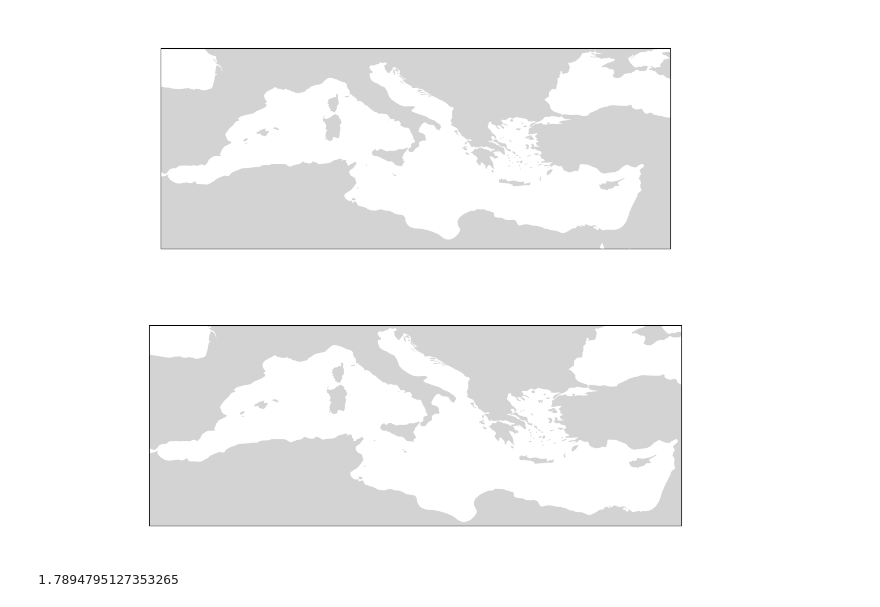
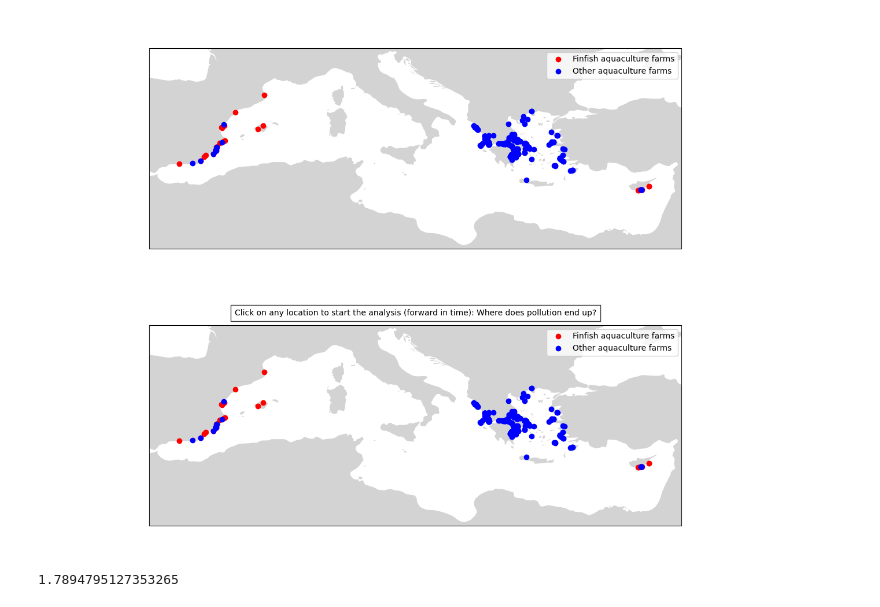
Before and after one commit to mikaelk/Sea_Clearly, a Jupyter notebook: sea_clearly/postprocess.ipynb, the cells around one changed output. Cells and saved outputs as stored; diff of their text form; code cells hidden in the pictures.

Commit message:
show initial farm locaitons

```diff
--- a/sea_clearly/postprocess.ipynb
+++ b/sea_clearly/postprocess.ipynb
@@ -11,13 +11,13 @@ background = 'map'
 
 results = postprocess(settings,str_fwd,str_bwd)
 # %%
-anim = results.backwards_animate(dlon,dlat,framedt=50,background_map=background) #background map: 'mesh' or 'map'
+anim = results.backwards_animate(dlon,dlat,framedt=50,background_map=background,show_farms=True,figsize=(14,4.5)) #background map: 'mesh' or 'map'
 # %% [output]
-[figure, old version]
+[figure, new version]
 # %%
-anim = results.forwards_animate(dlon,dlat,framedt=50,background_map=background) #background map: 'mesh' or 'map'
+anim = results.forwards_animate(dlon,dlat,framedt=50,background_map=background,show_farms=True) #background map: 'mesh' or 'map'
 # %% [output]
-[figure, old version]
+[figure, new version]
 # %%
 # a direct interface is possible, which would be nice for automatically optimizing farm locations, such that they have the least impact on MPA's
 
```
Also changed, not shown: 2 other files.
